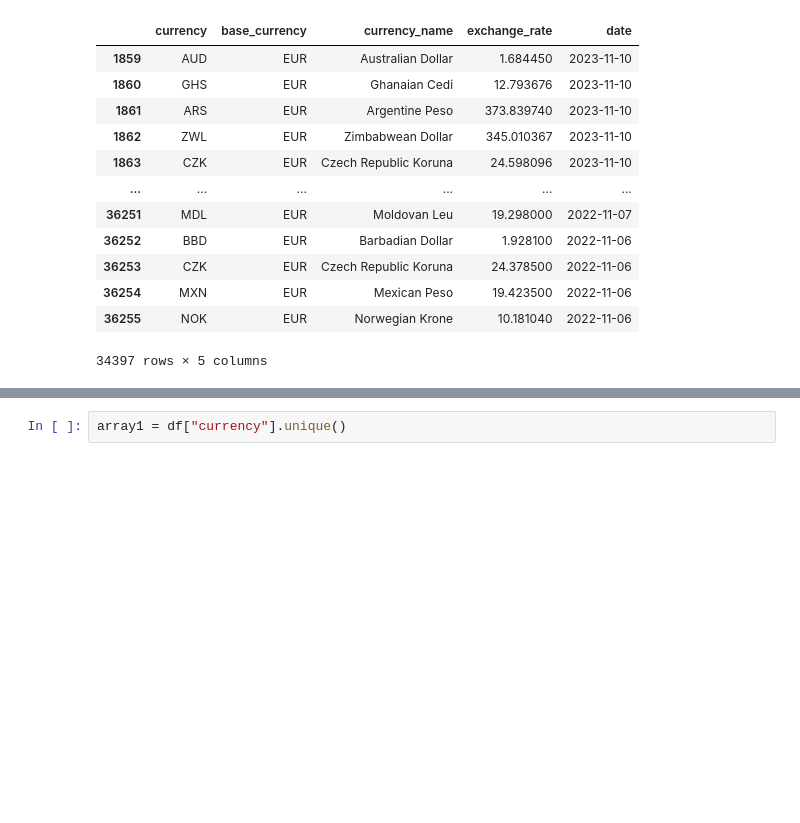
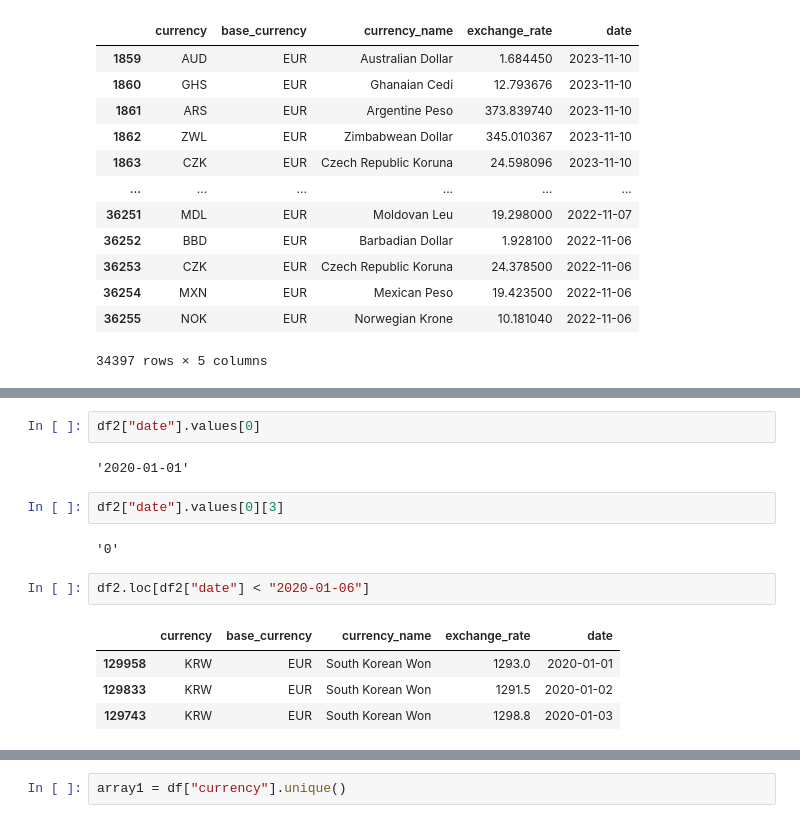
Before and after one commit to Yeomdongsu/YH-semi_final-forex-exchange-rate, a Jupyter notebook: forex_exchange_rate.ipynb, the cells around one changed output, grey strips where cells are left out. Drawn from its saved outputs; the diff is of its cells as text; blank space fills up the shorter version.

```diff
--- a/forex_exchange_rate.ipynb
+++ b/forex_exchange_rate.ipynb
@@ -325,0 +184,15 @@ plt.show()
+# %%
+df2["date"].values[0]
+# %% [output]
+'2020-01-01'
+# %%
+df2["date"].values[0][3]
+# %% [output]
+'0'
+# %%
+df2.loc[df2["date"] < "2020-01-06"]
+# %% [output]
+|  | currency | base_currency | currency_name | exchange_rate | date |
+| 129958 | KRW | EUR | South Korean Won | 1293.0 | 2020-01-01 |
+| 129833 | KRW | EUR | South Korean Won | 1291.5 | 2020-01-02 |
+| 129743 | KRW | EUR | South Korean Won | 1298.8 | 2020-01-03 |
```
Also changed, not shown: parts of 64 cells of this notebook, 1 other file.
